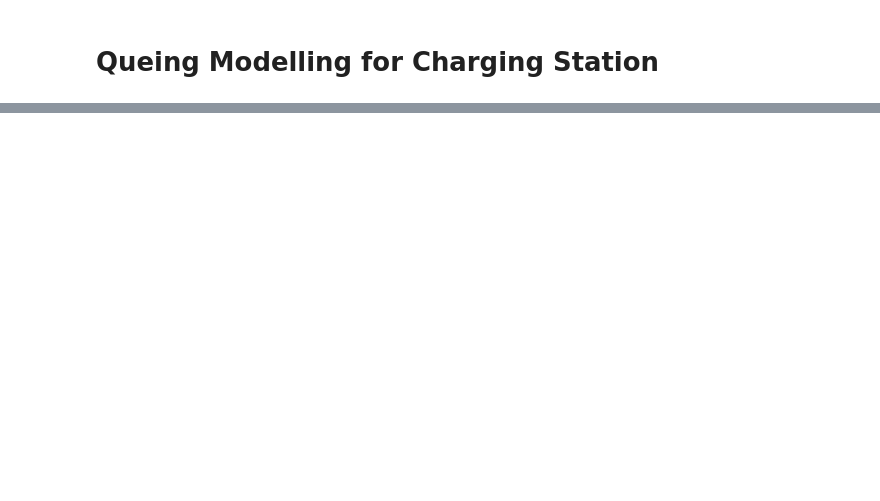
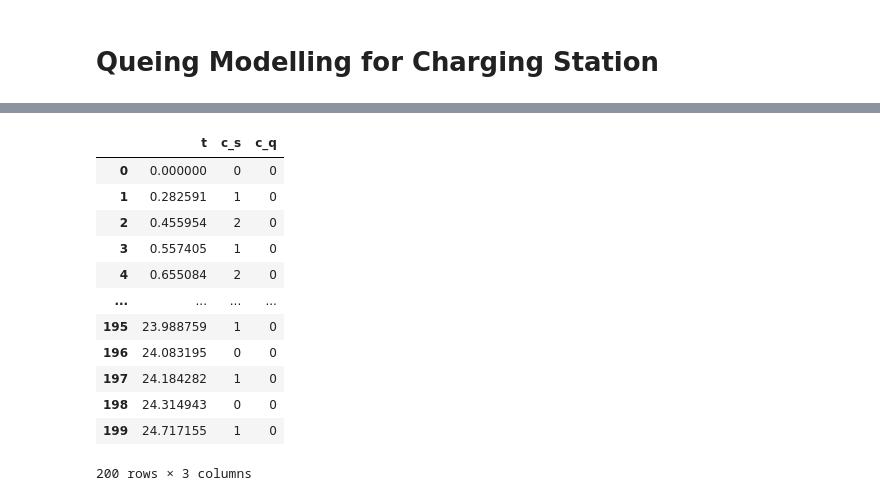
Before and after one commit to imasadnust/EVtripRep, a Jupyter notebook: EVREP2-Copy1.ipynb, the cells around one changed output, grey strips where cells are left out. Drawn from its saved outputs; the diff is of its cells as text; code cells hidden in the pictures; blank space fills up the shorter version.

```diff
--- a/EVREP2-Copy1.ipynb
+++ b/EVREP2-Copy1.ipynb
@@ -1383,0 +1415,21 @@ plt.show
+# %%
+df_sys.head(200)
+
+# # Meaning of the columns:
+# # t: time of logging (if 'lambda' and 'mu' are specified as values per hour, the unit of 't' is hours)
+# # c_s: nr of customers in the system
+# # c_q nr of customers in the queue
+# %% [output]
+|  | t | c_s | c_q |
+| 0 | 0.000000 | 0 | 0 |
+| 1 | 0.282591 | 1 | 0 |
+| 2 | 0.455954 | 2 | 0 |
+| 3 | 0.557405 | 1 | 0 |
+| 4 | 0.655084 | 2 | 0 |
+| ... | ... | ... | ... |
+| 195 | 23.988759 | 1 | 0 |
+| 196 | 24.083195 | 0 | 0 |
+| 197 | 24.184282 | 1 | 0 |
+| 198 | 24.314943 | 0 | 0 |
+| 199 | 24.717155 | 1 | 0 |
+200 rows × 3 columns
```
Also changed, not shown: parts of 25 cells of this notebook, 2 other files.
